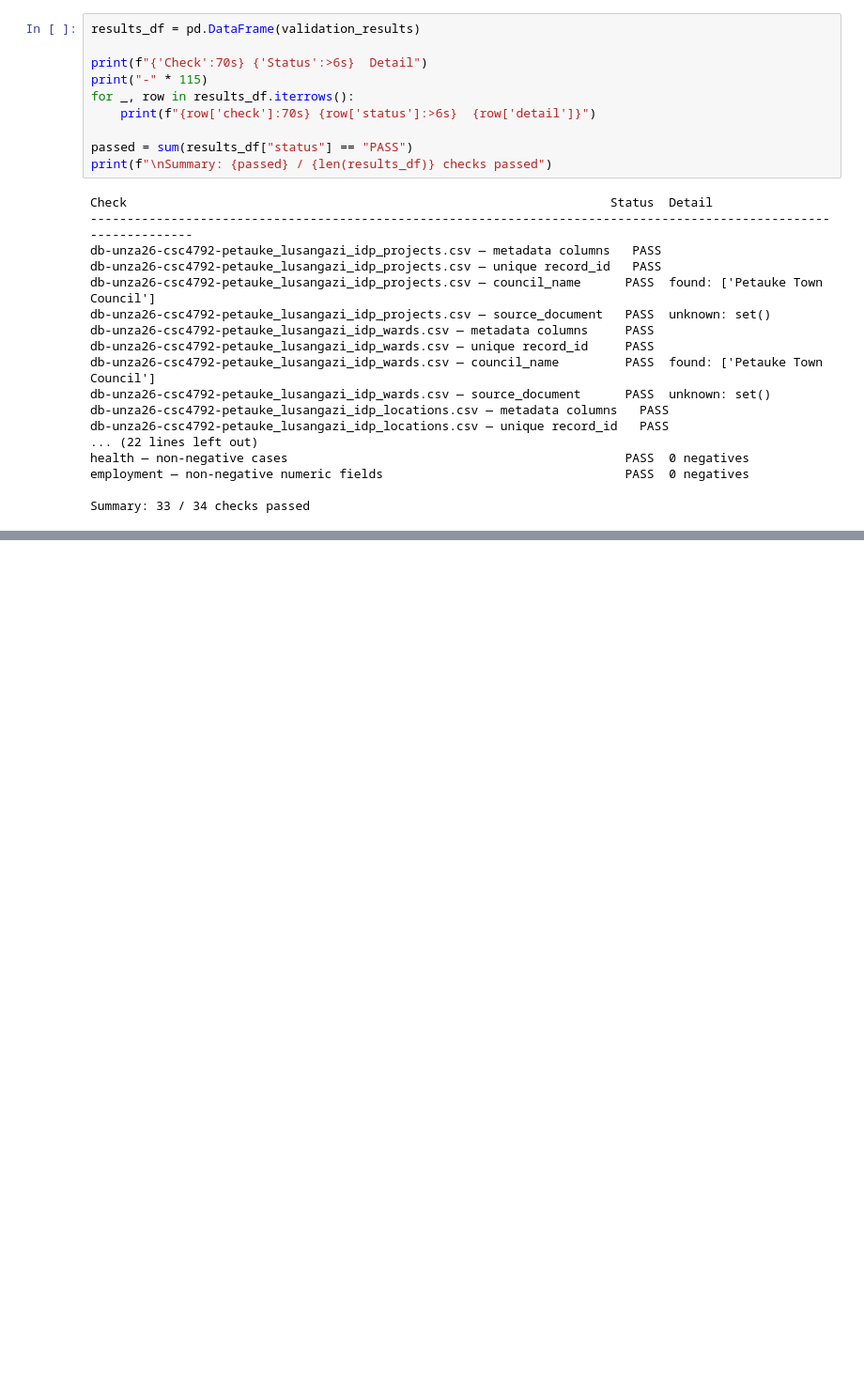
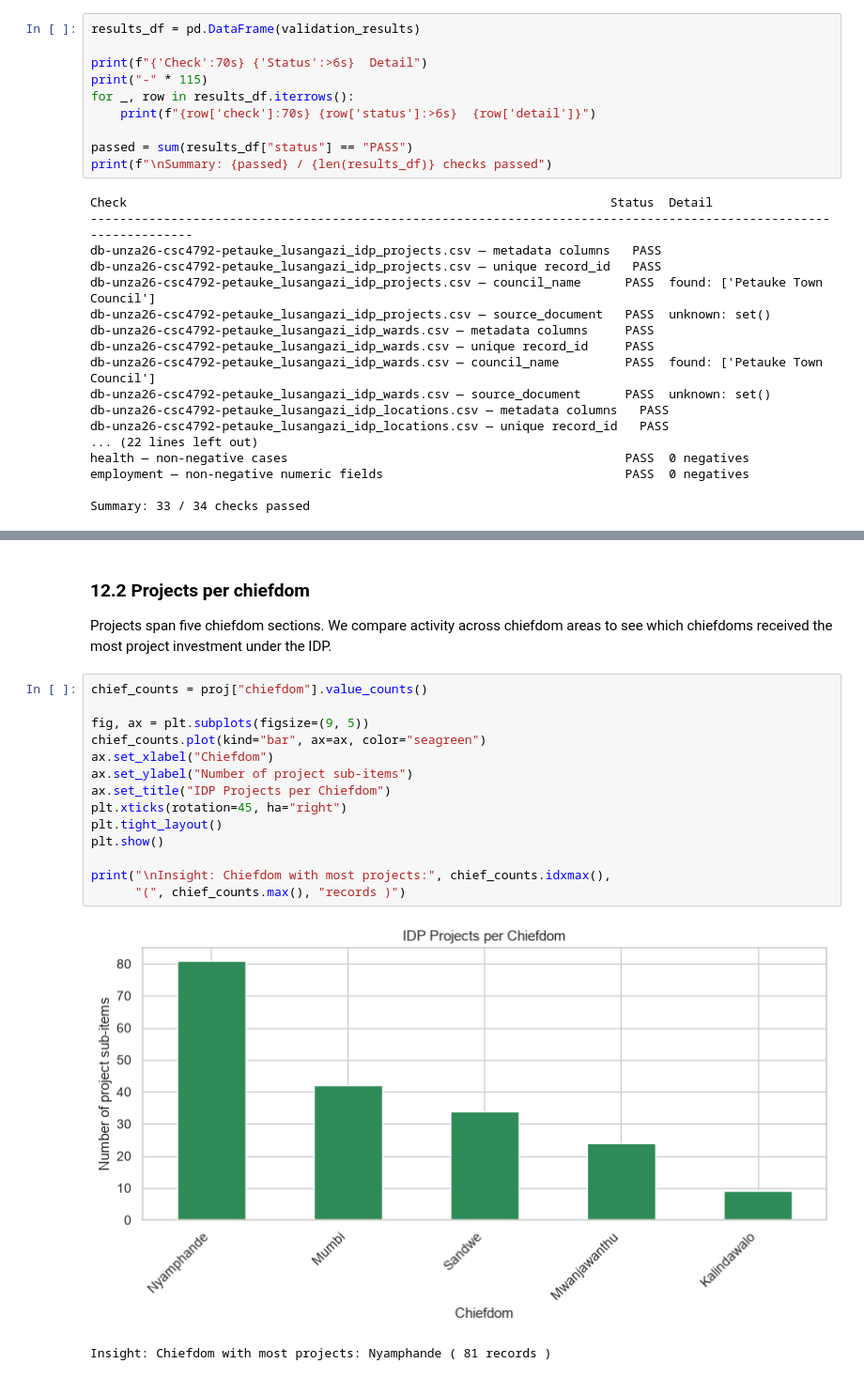
Before and after one commit to blessing-dube73/project_team_31, a Jupyter notebook: notebooks/unza26-csc4792-petauke-council.ipynb, the cells around one changed output, grey strips where cells are left out. Shown at 94% size. Drawn from its saved outputs; the diff is of its cells as text; blank space fills up the shorter version.

```diff
--- a/notebooks/unza26-csc4792-petauke-council.ipynb
+++ b/notebooks/unza26-csc4792-petauke-council.ipynb
@@ -3372,0 +4149,23 @@ Summary: 33 / 34 checks passed
+# %% [markdown]
+### 12.2 Projects per chiefdom
+
+Projects span five chiefdom sections. We compare activity across
+chiefdom areas to see which chiefdoms received the most project
+investment under the IDP.
+# %%
+chief_counts = proj["chiefdom"].value_counts()
+
+fig, ax = plt.subplots(figsize=(9, 5))
+chief_counts.plot(kind="bar", ax=ax, color="seagreen")
+ax.set_xlabel("Chiefdom")
+ax.set_ylabel("Number of project sub-items")
+ax.set_title("IDP Projects per Chiefdom")
+plt.xticks(rotation=45, ha="right")
+plt.tight_layout()
+plt.show()
+
+print("\nInsight: Chiefdom with most projects:", chief_counts.idxmax(),
+      "(", chief_counts.max(), "records )")
+# %% [output]
+[figure, added]
+Insight: Chiefdom with most projects: Nyamphande ( 81 records )
```
Also changed, not shown: parts of 48 cells of this notebook, 7 other files.
